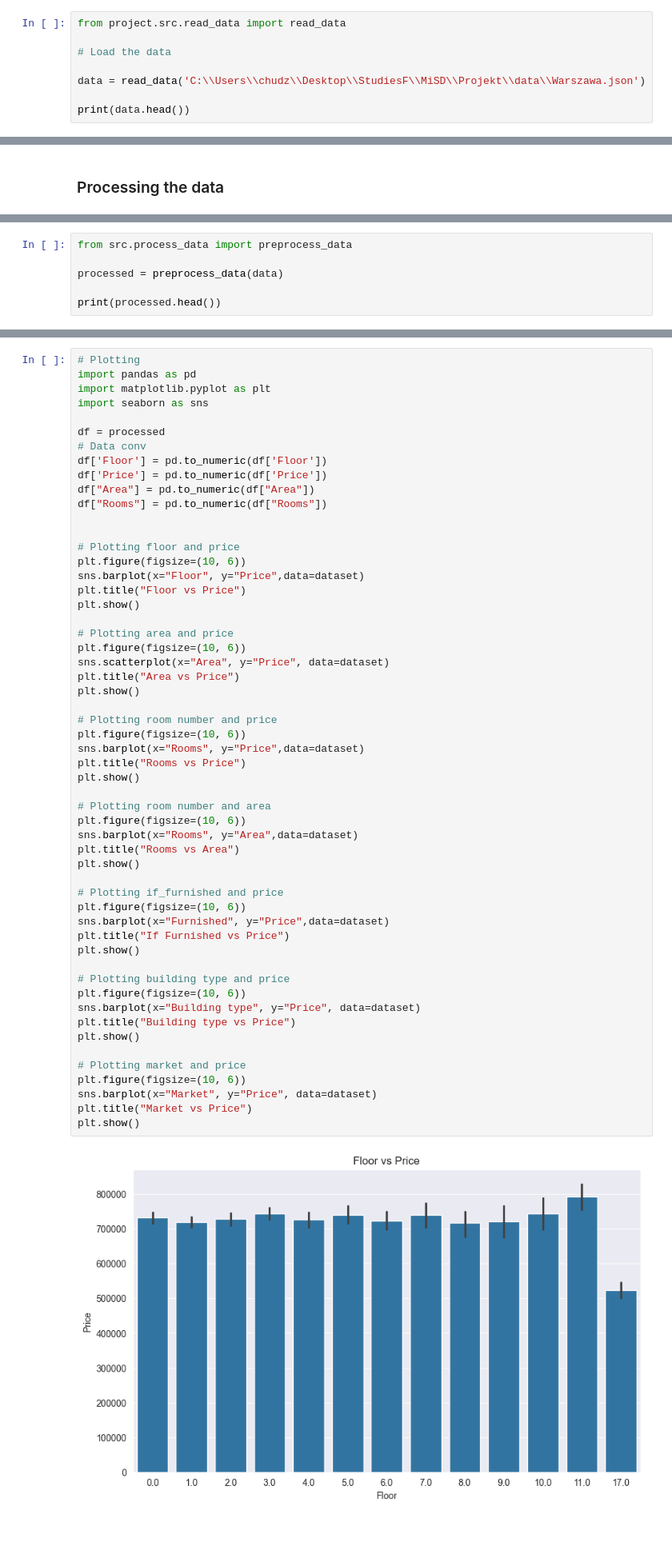
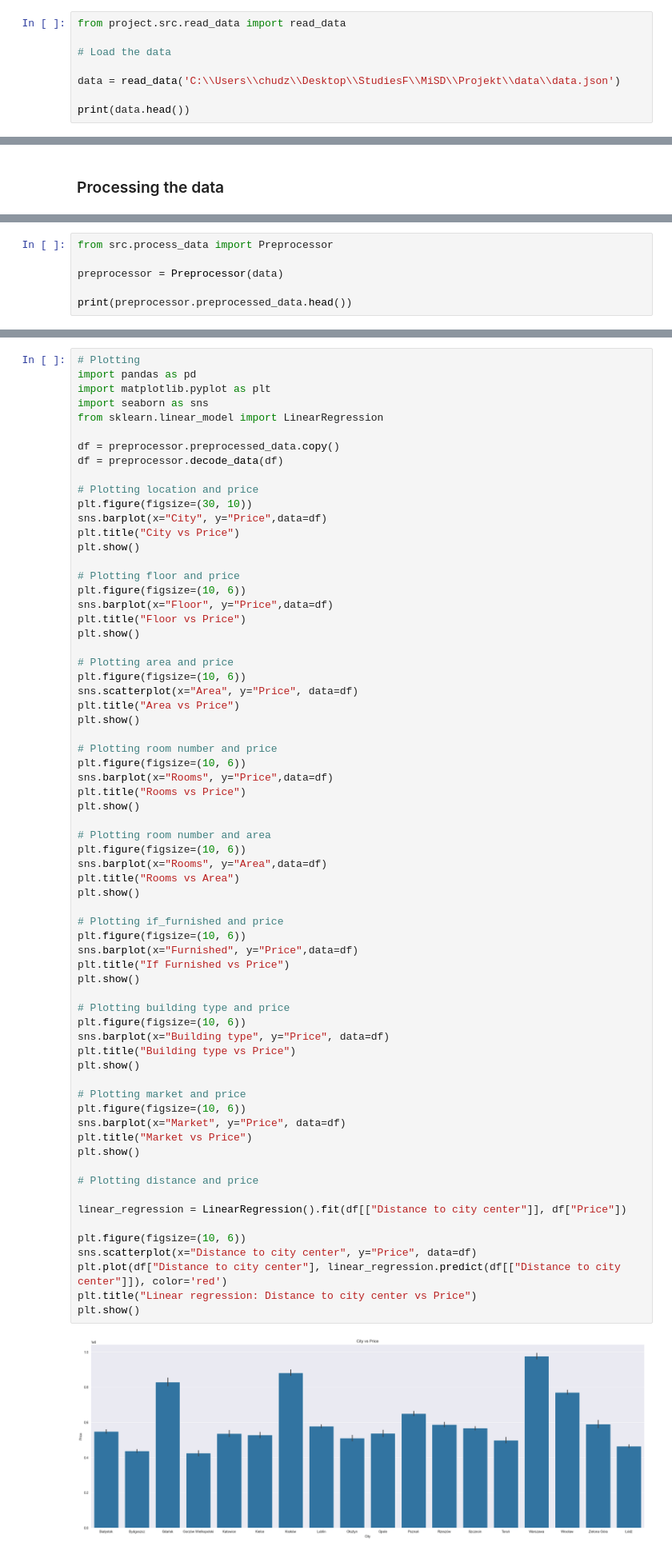
Before and after one commit to unewMe/polish-flat-analyzer, a Jupyter notebook: project/notebook.ipynb, the cells around one changed output, grey strips where cells are left out. Shown at 80% size. Drawn from its saved outputs; the diff is of its cells as text; blank space fills up the shorter version.

Commit message:
fix: model works propertly

```diff
--- a/project/notebook.ipynb
+++ b/project/notebook.ipynb
@@ -7,7 +7,7 @@ from project.src.read_data import read_data
 
 # Load the data
 
-data = read_data('C:\\Users\\chudz\\Desktop\\StudiesF\\MiSD\\Projekt\\data\\Warszawa.json')
+data = read_data('C:\\Users\\chudz\\Desktop\\StudiesF\\MiSD\\Projekt\\data\\data.json')
 
 print(data.head())
 # %% [output]
@@ -39,9 +41,9 @@ The data preprocessing phase involves several transformations to tidy up and sta
 
     Building Type Mapping
 # %%
-from src.process_data import preprocess_data
+from src.process_data import Preprocessor
 
-processed = preprocess_data(data)
+preprocessor = Preprocessor(data)
 
-print(processed.head())
+print(preprocessor.preprocessed_data.head())
 # %% [output]
@@ -136,55 +152,67 @@ dataset = filter_data(data)
 import pandas as pd
 import matplotlib.pyplot as plt
 import seaborn as sns
+from sklearn.linear_model import LinearRegression
 
-df = processed
-# Data conv
-df['Floor'] = pd.to_numeric(df['Floor'])
-df['Price'] = pd.to_numeric(df['Price'])
-df["Area"] = pd.to_numeric(df["Area"])
-df["Rooms"] = pd.to_numeric(df["Rooms"])
+df = preprocessor.preprocessed_data.copy()
+df = preprocessor.decode_data(df)
 
+# Plotting location and price
+plt.figure(figsize=(30, 10))
+sns.barplot(x="City", y="Price",data=df)
+plt.title("City vs Price")
+plt.show()
 
 # Plotting floor and price
 plt.figure(figsize=(10, 6))
-sns.barplot(x="Floor", y="Price",data=dataset)
+sns.barplot(x="Floor", y="Price",data=df)
 plt.title("Floor vs Price")
 plt.show()
 
 # Plotting area and price
 plt.figure(figsize=(10, 6))
-sns.scatterplot(x="Area", y="Price", data=dataset)
+sns.scatterplot(x="Area", y="Price", data=df)
 plt.title("Area vs Price")
 plt.show()
 
 # Plotting room number and price
 plt.figure(figsize=(10, 6))
-sns.barplot(x="Rooms", y="Price",data=dataset)
+sns.barplot(x="Rooms", y="Price",data=df)
 plt.title("Rooms vs Price")
 plt.show()
 
 # Plotting room number and area
 plt.figure(figsize=(10, 6))
-sns.barplot(x="Rooms", y="Area",data=dataset)
+sns.barplot(x="Rooms", y="Area",data=df)
 plt.title("Rooms vs Area")
 plt.show()
 
 # Plotting if_furnished and price
 plt.figure(figsize=(10, 6))
-sns.barplot(x="Furnished", y="Price",data=dataset)
+sns.barplot(x="Furnished", y="Price",data=df)
 plt.title("If Furnished vs Price")
 plt.show()
 
 # Plotting building type and price
 plt.figure(figsize=(10, 6))
-sns.barplot(x="Building type", y="Price", data=dataset)
+sns.barplot(x="Building type", y="Price", data=df)
 plt.title("Building type vs Price")
 plt.show()
 
 # Plotting market and price
 plt.figure(figsize=(10, 6))
-sns.barplot(x="Market", y="Price", data=dataset)
+sns.barplot(x="Market", y="Price", data=df)
 plt.title("Market vs Price")
 plt.show()
+
+# Plotting distance and price
+
+linear_regression = LinearRegression().fit(df[["Distance to city center"]], df["Price"])
+
+plt.figure(figsize=(10, 6))
+sns.scatterplot(x="Distance to city center", y="Price", data=df)
+plt.plot(df["Distance to city center"], linear_regression.predict(df[["Distance to city center"]]), color='red')
+plt.title("Linear regression: Distance to city center vs Price")
+plt.show()
 # %% [output]
-[figure, old version]
+[figure, new version]
```
Also changed, not shown: parts of 11 cells of this notebook, 3 other files.
